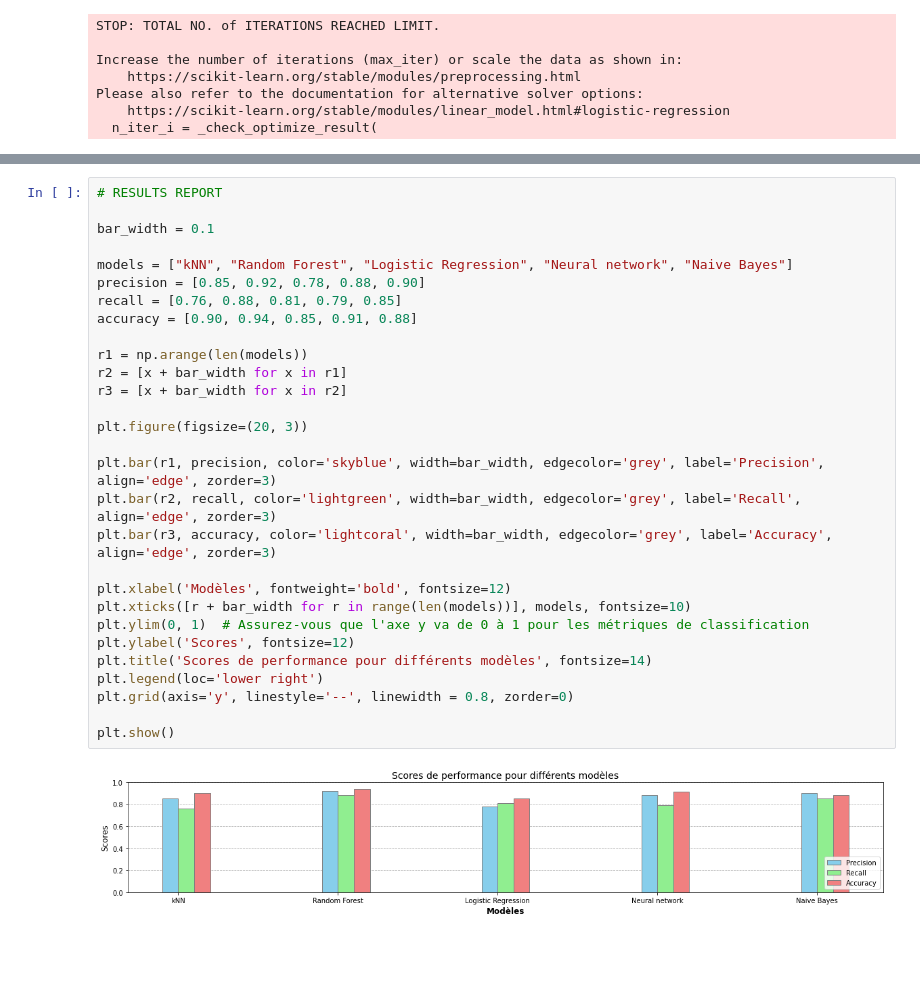
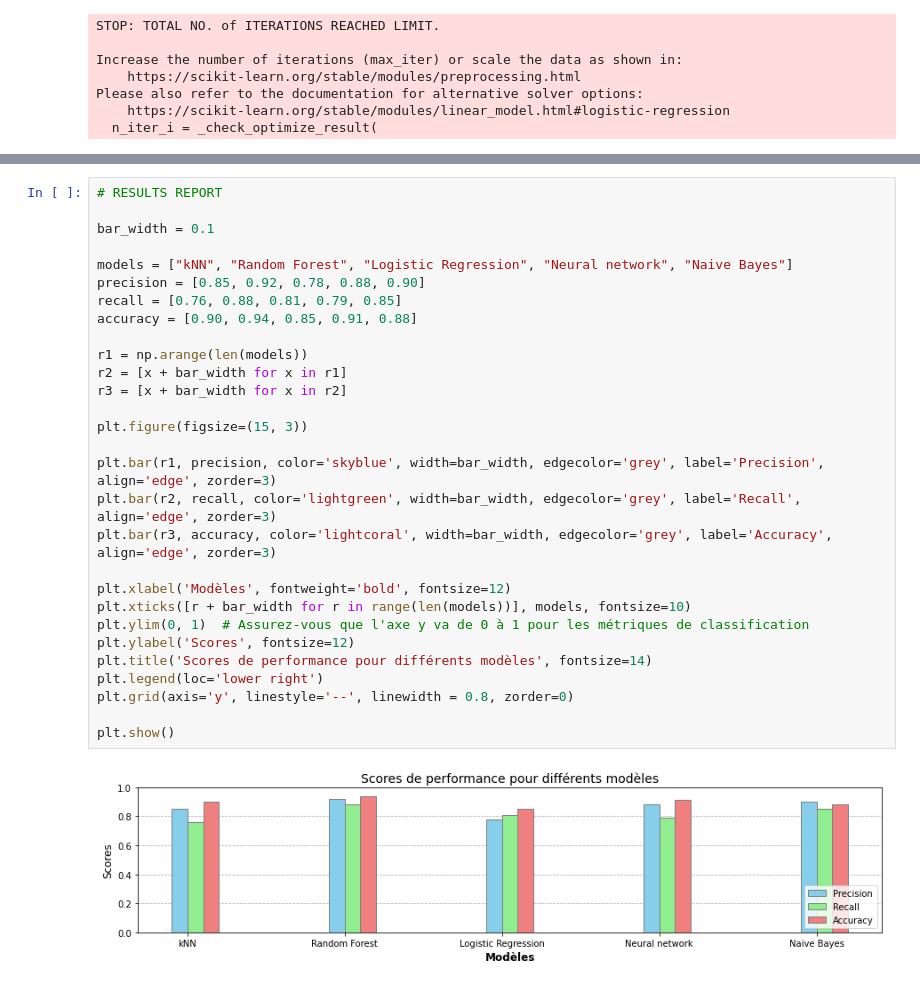
Before and after one commit to DevNono/IA01_project, a Jupyter notebook: proj.ipynb, the cells around one changed output, grey strips where cells are left out. Saved outputs shown, nothing was run; the diff lists cells and outputs as text; blank space fills up the shorter version.

```diff
--- a/proj.ipynb
+++ b/proj.ipynb
@@ -384,31 +347,31 @@ Naive Bayes model accuracy: 0.842391304347826
 # %%
 # RESULTS REPORT
 
 bar_width = 0.1
 
 models = ["kNN", "Random Forest", "Logistic Regression", "Neural network", "Naive Bayes"]
 precision = [0.85, 0.92, 0.78, 0.88, 0.90]
 recall = [0.76, 0.88, 0.81, 0.79, 0.85]
 accuracy = [0.90, 0.94, 0.85, 0.91, 0.88]
 
 r1 = np.arange(len(models))
 r2 = [x + bar_width for x in r1]
 r3 = [x + bar_width for x in r2]
 
-plt.figure(figsize=(20, 3))
+plt.figure(figsize=(15, 3))
 
 plt.bar(r1, precision, color='skyblue', width=bar_width, edgecolor='grey', label='Precision', align='edge', zorder=3)
 plt.bar(r2, recall, color='lightgreen', width=bar_width, edgecolor='grey', label='Recall', align='edge', zorder=3)
 plt.bar(r3, accuracy, color='lightcoral', width=bar_width, edgecolor='grey', label='Accuracy', align='edge', zorder=3)
 
 plt.xlabel('Modèles', fontweight='bold', fontsize=12)
 plt.xticks([r + bar_width for r in range(len(models))], models, fontsize=10)
 plt.ylim(0, 1)  # Assurez-vous que l'axe y va de 0 à 1 pour les métriques de classification
 plt.ylabel('Scores', fontsize=12)
 plt.title('Scores de performance pour différents modèles', fontsize=14)
 plt.legend(loc='lower right')
 plt.grid(axis='y', linestyle='--', linewidth = 0.8, zorder=0)
 
 plt.show()
 # %% [output]
-[figure, old version]
+[figure, new version]
```
Also changed, not shown: parts of 7 cells of this notebook.
